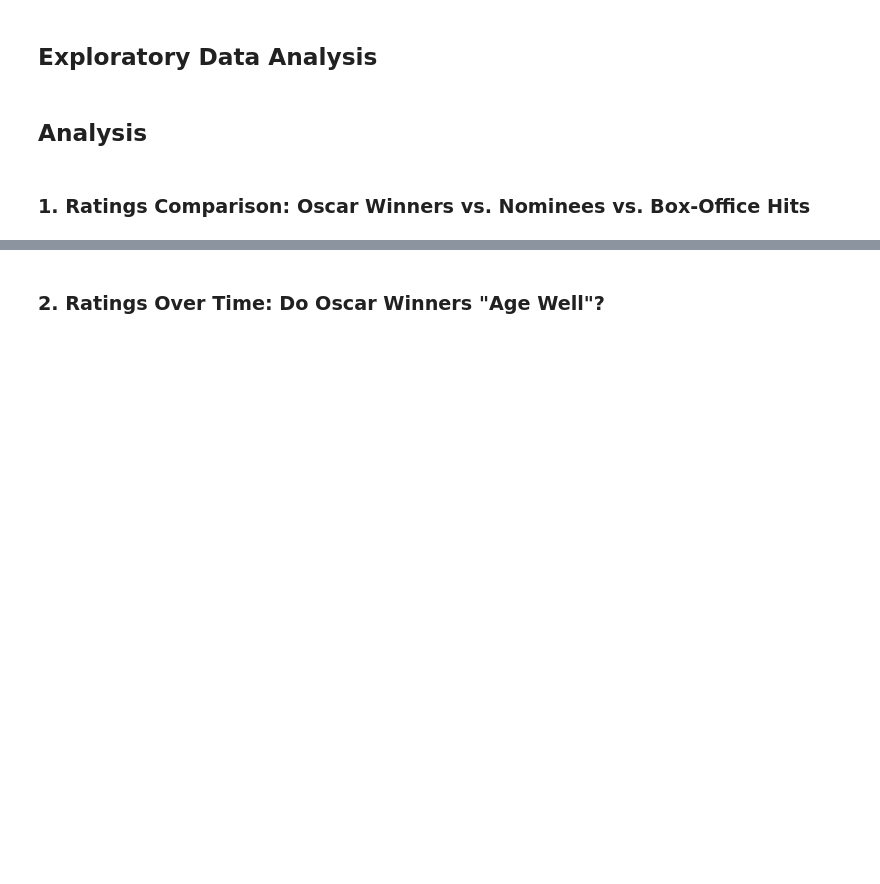
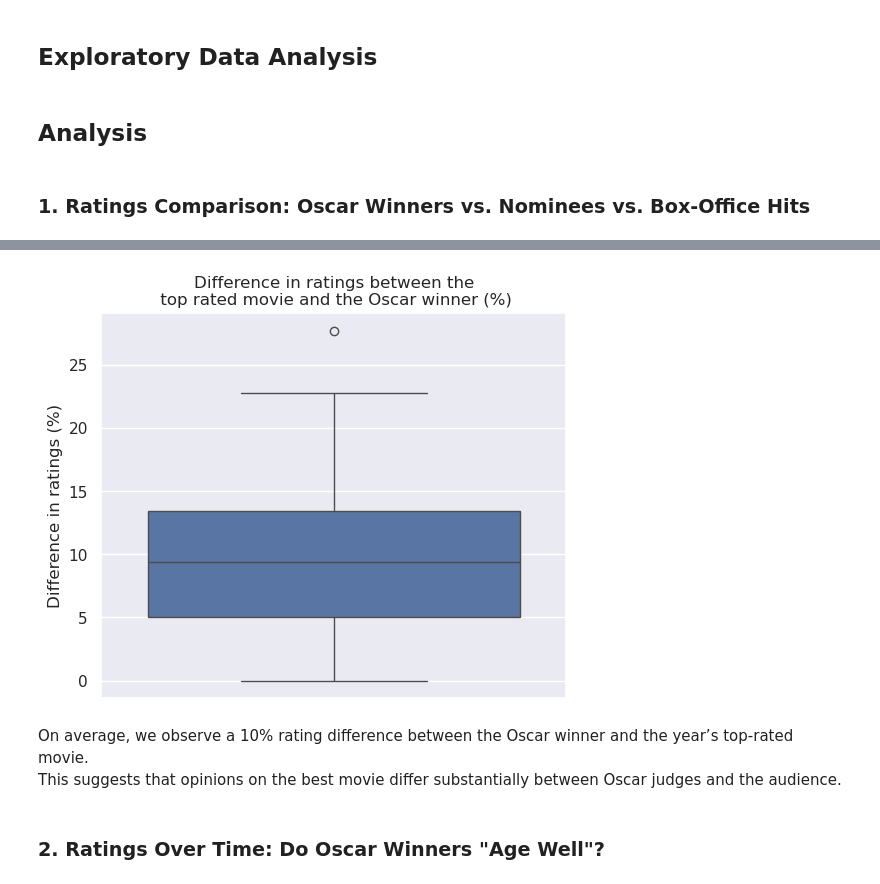
Before and after one commit to epfl-ada/ada-2024-project-badaboum, a Jupyter notebook: results.ipynb, the cells around one changed output, grey strips where cells are left out. Cells and saved outputs as stored; diff of their text form; code cells hidden in the pictures; blank space fills up the shorter version.

```diff
--- a/results.ipynb
+++ b/results.ipynb
@@ -17,3 +52,10 @@ from src.models.question5 import plot_oscar_bump
+# %%
+q1.plot_oscar_winners_vs_audience_ratings_gap_box()
+# %% [output]
+[figure, added]
+# %% [markdown]
+On average, we observe a 10% rating difference between the Oscar winner and the year’s top-rated movie.
+This suggests that opinions on the best movie differ substantially between Oscar judges and the audience.
 # %% [markdown]
 ### 2. Ratings Over Time: Do Oscar Winners "Age Well"?
 # %%
```
Also changed, not shown: parts of 19 cells of this notebook.
